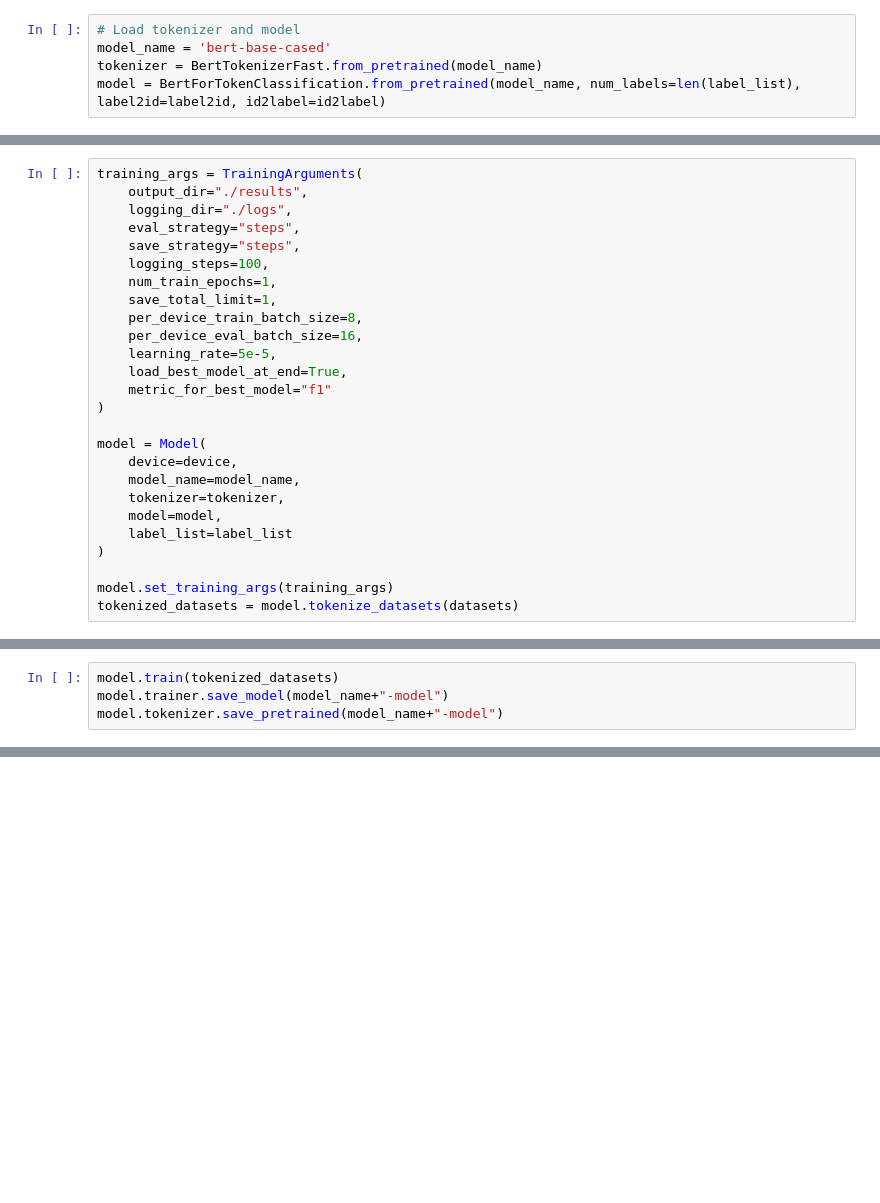
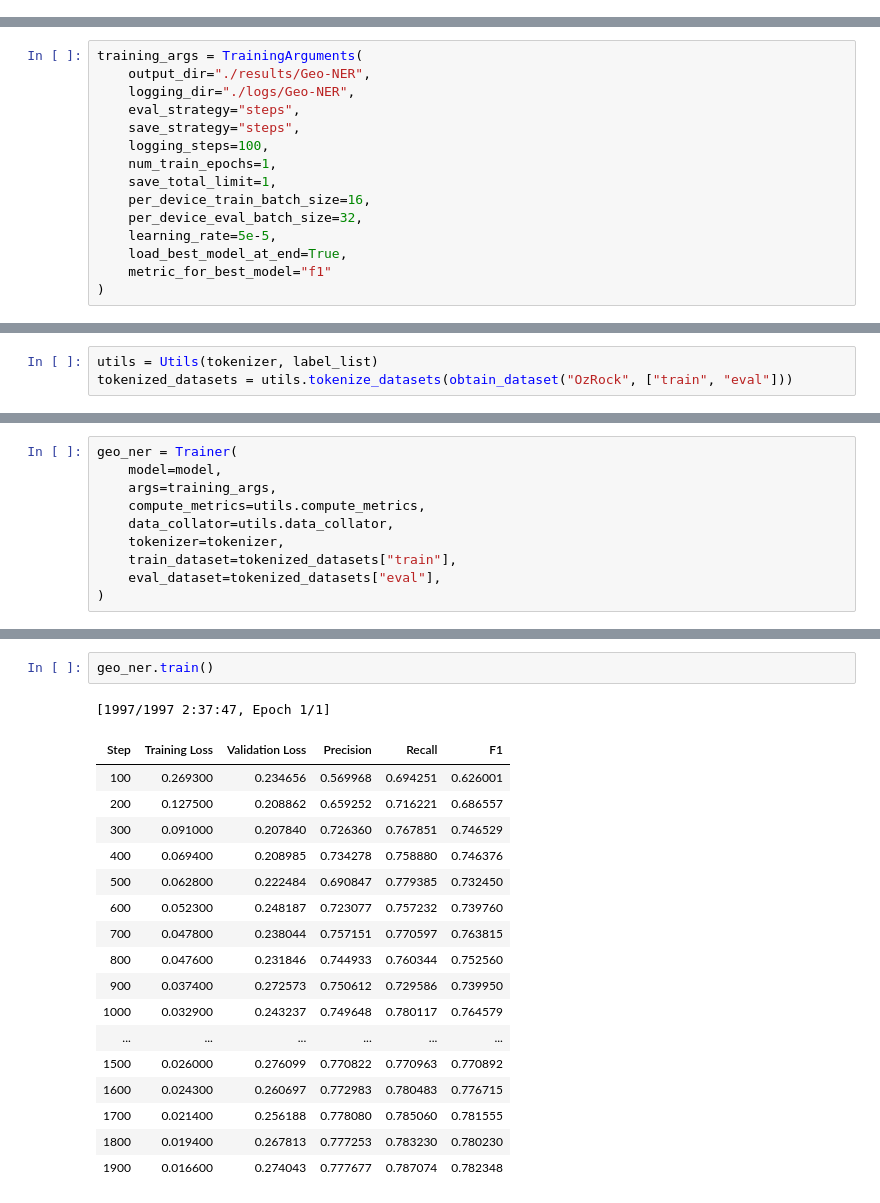
Before and after one commit to HarryRMorrison/GeoTKG, a Jupyter notebook: Geo-NER.ipynb, the cells around one changed output, grey strips where cells are left out. Cells and saved outputs as stored; diff of their text form; blank space fills up the shorter version.

Commit message:
Cleaning Datasets, O-less feature

```diff
--- a/Geo-NER.ipynb
+++ b/Geo-NER.ipynb
@@ -18,5 +22,0 @@ Device name: NVIDIA GeForce RTX 4070 Ti
-# %%
-# Load tokenizer and model
-model_name = 'bert-base-cased'
-tokenizer = BertTokenizerFast.from_pretrained(model_name)
-model = BertForTokenClassification.from_pretrained(model_name, num_labels=len(label_list), label2id=label2id, id2label=id2label)
@@ -26,26 +23,15 @@ You should probably TRAIN this model on a down-stream task to be able to use it
 # %%
 training_args = TrainingArguments(
-    output_dir="./results",
-    logging_dir="./logs",
+    output_dir="./results/Geo-NER",
+    logging_dir="./logs/Geo-NER",
     eval_strategy="steps",
     save_strategy="steps",
     logging_steps=100,
     num_train_epochs=1,
     save_total_limit=1,
-    per_device_train_batch_size=8,
-    per_device_eval_batch_size=16,
+    per_device_train_batch_size=16,
+    per_device_eval_batch_size=32,
     learning_rate=5e-5,
     load_best_model_at_end=True,
     metric_for_best_model="f1"
 )
-
-model = Model(
-    device=device,
-    model_name=model_name,
-    tokenizer=tokenizer,
-    model=model,
-    label_list=label_list
-)
-
-model.set_training_args(training_args)
-tokenized_datasets = model.tokenize_datasets(datasets)
@@ -53,0 +38,3 @@ Tokenizing datasets...
+# %%
+utils = Utils(tokenizer, label_list)
+tokenized_datasets = utils.tokenize_datasets(obtain_dataset("OzRock", ["train", "eval"]))
@@ -54,4 +56,10 @@ Tokenizing datasets...
 # %%
-model.train(tokenized_datasets)
-model.trainer.save_model(model_name+"-model")
-model.tokenizer.save_pretrained(model_name+"-model")
+geo_ner = Trainer(
+    model=model,
+    args=training_args,
+    compute_metrics=utils.compute_metrics,
+    data_collator=utils.data_collator,
+    tokenizer=tokenizer,
+    train_dataset=tokenized_datasets["train"],
+    eval_dataset=tokenized_datasets["eval"],
+)
@@ -82,0 +66,21 @@ Starting training...
+# %%
+geo_ner.train()
+# %% [output]
+[1997/1997 2:37:47, Epoch 1/1]
+| Step | Training Loss | Validation Loss | Precision | Recall | F1 |
+| 100 | 0.269300 | 0.234656 | 0.569968 | 0.694251 | 0.626001 |
+| 200 | 0.127500 | 0.208862 | 0.659252 | 0.716221 | 0.686557 |
+| 300 | 0.091000 | 0.207840 | 0.726360 | 0.767851 | 0.746529 |
+| 400 | 0.069400 | 0.208985 | 0.734278 | 0.758880 | 0.746376 |
+| 500 | 0.062800 | 0.222484 | 0.690847 | 0.779385 | 0.732450 |
+| 600 | 0.052300 | 0.248187 | 0.723077 | 0.757232 | 0.739760 |
+| 700 | 0.047800 | 0.238044 | 0.757151 | 0.770597 | 0.763815 |
+| 800 | 0.047600 | 0.231846 | 0.744933 | 0.760344 | 0.752560 |
+| 900 | 0.037400 | 0.272573 | 0.750612 | 0.729586 | 0.739950 |
+| 1000 | 0.032900 | 0.243237 | 0.749648 | 0.780117 | 0.764579 |
+| ... | ... | ... | ... | ... | ... |
+| 1500 | 0.026000 | 0.276099 | 0.770822 | 0.770963 | 0.770892 |
+| 1600 | 0.024300 | 0.260697 | 0.772983 | 0.780483 | 0.776715 |
+| 1700 | 0.021400 | 0.256188 | 0.778080 | 0.785060 | 0.781555 |
+| 1800 | 0.019400 | 0.267813 | 0.777253 | 0.783230 | 0.780230 |
+| 1900 | 0.016600 | 0.274043 | 0.777677 | 0.787074 | 0.782348 |
```
Also changed, not shown: parts of 14 cells of this notebook, 19 other files.
